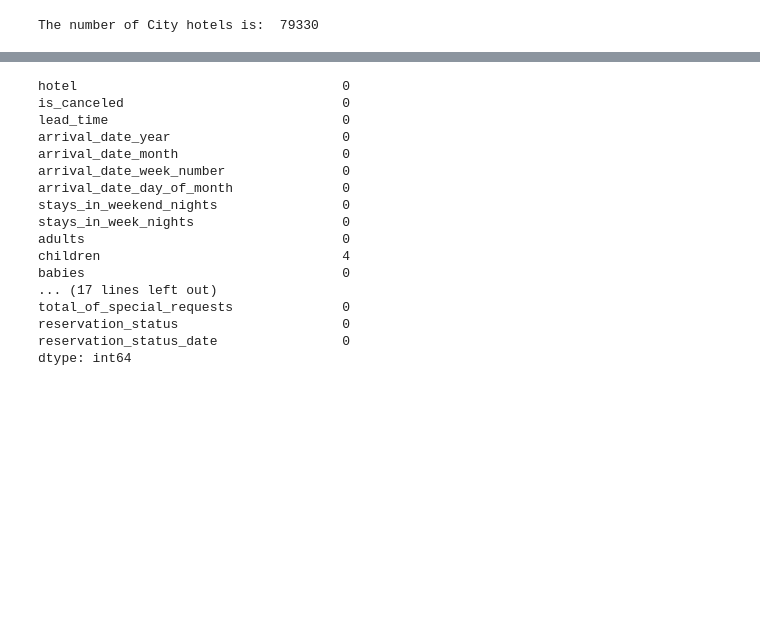
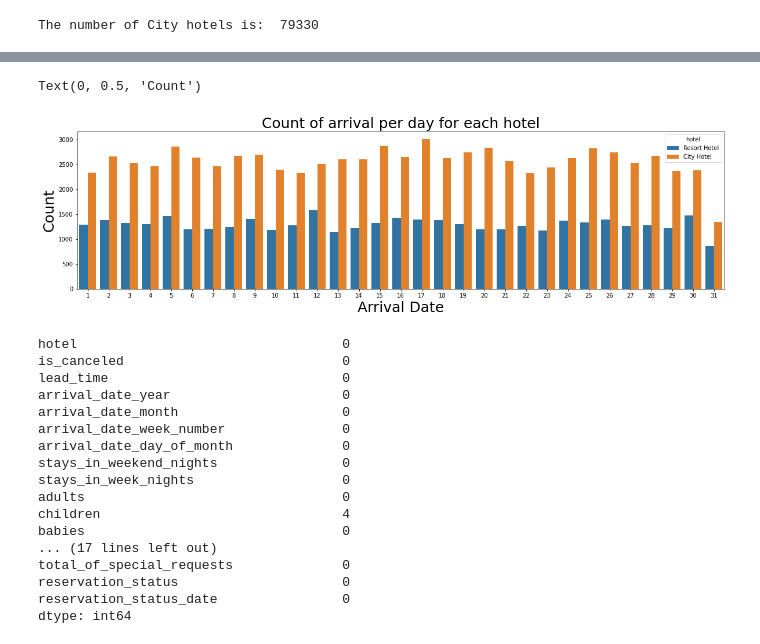
Before and after one commit to stephenbett/Hotel-Booking-Analysis, a Jupyter notebook: HOTEL DATA ANALYSIS.ipynb, the cells around one changed output, grey strips where cells are left out. Cells and saved outputs as stored; diff of their text form; code cells hidden in the pictures; blank space fills up the shorter version.

```diff
--- a/HOTEL DATA ANALYSIS.ipynb
+++ b/HOTEL DATA ANALYSIS.ipynb
@@ -149,3 +178,12 @@ The number of City hotels is:  79330
+# %%
+plt.rcParams['figure.figsize']= (20,5)
+sns.countplot(data = data, x = 'arrival_date_day_of_month', hue = 'hotel')
+plt.title('Count of arrival per day for each hotel', fontsize = 25)
+plt.xlabel('Arrival Date', fontsize=25)
+plt.ylabel('Count', fontsize=25)
+# %% [output]
+Text(0, 0.5, 'Count')
+[figure, added]
 # %%
 data.isnull().sum()
 # %% [output]
```
Also changed, not shown: parts of 50 cells of this notebook.
